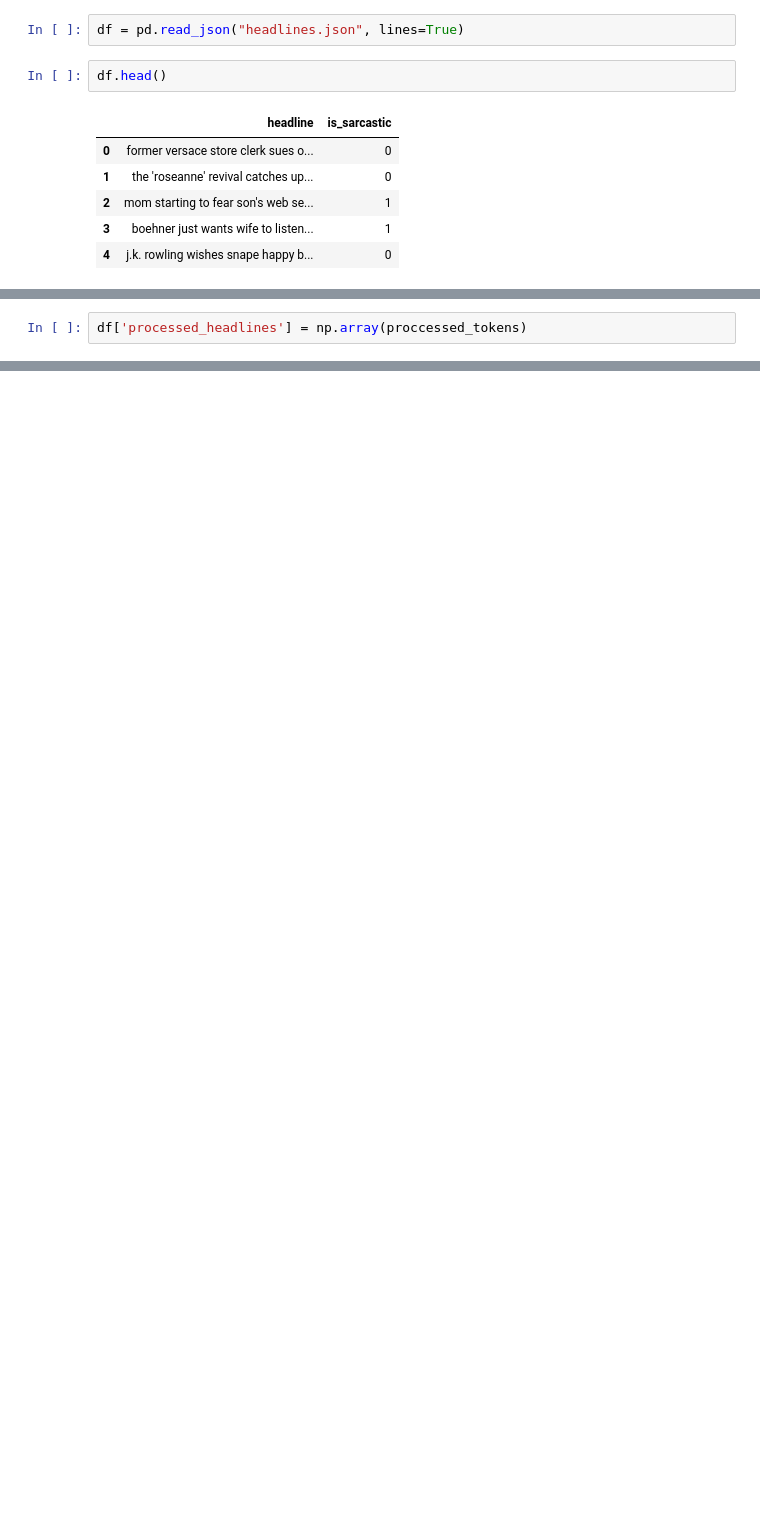
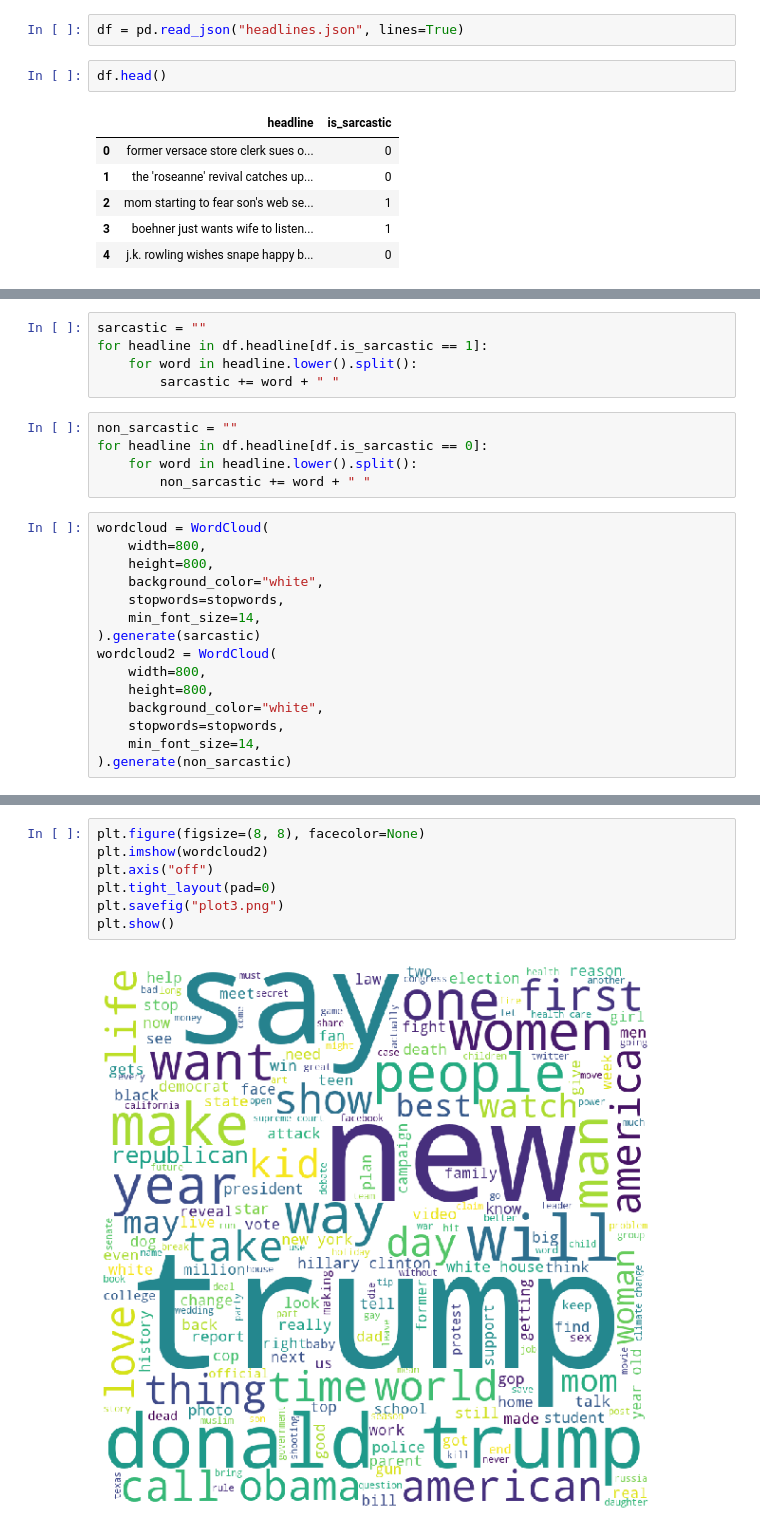
Before and after one commit to akocienia/sarcasm_detection, a Jupyter notebook: sarcasm_detection.ipynb, the cells around one changed output, grey strips where cells are left out. Drawn from its saved outputs; the diff is of its cells as text; blank space fills up the shorter version.

```diff
--- a/sarcasm_detection.ipynb
+++ b/sarcasm_detection.ipynb
@@ -66,2 +29,0 @@ for doc in df['headline']:
-# %%
-df['processed_headlines'] = np.array(proccessed_tokens)
@@ -98,0 +45,25 @@ array([[3613,  831],
+# %%
+sarcastic = ""
+for headline in df.headline[df.is_sarcastic == 1]:
+    for word in headline.lower().split():
+        sarcastic += word + " "
+# %%
+non_sarcastic = ""
+for headline in df.headline[df.is_sarcastic == 0]:
+    for word in headline.lower().split():
+        non_sarcastic += word + " "
+# %%
+wordcloud = WordCloud(
+    width=800,
+    height=800,
+    background_color="white",
+    stopwords=stopwords,
+    min_font_size=14,
+).generate(sarcastic)
+wordcloud2 = WordCloud(
+    width=800,
+    height=800,
+    background_color="white",
+    stopwords=stopwords,
+    min_font_size=14,
+).generate(non_sarcastic)
@@ -98,0 +79,9 @@ array([[3613,  831],
+# %%
+plt.figure(figsize=(8, 8), facecolor=None)
+plt.imshow(wordcloud2)
+plt.axis("off")
+plt.tight_layout(pad=0)
+plt.savefig("plot3.png")
+plt.show()
+# %% [output]
+[figure, added]
```
Also changed, not shown: parts of 40 cells of this notebook, 4 other files.
